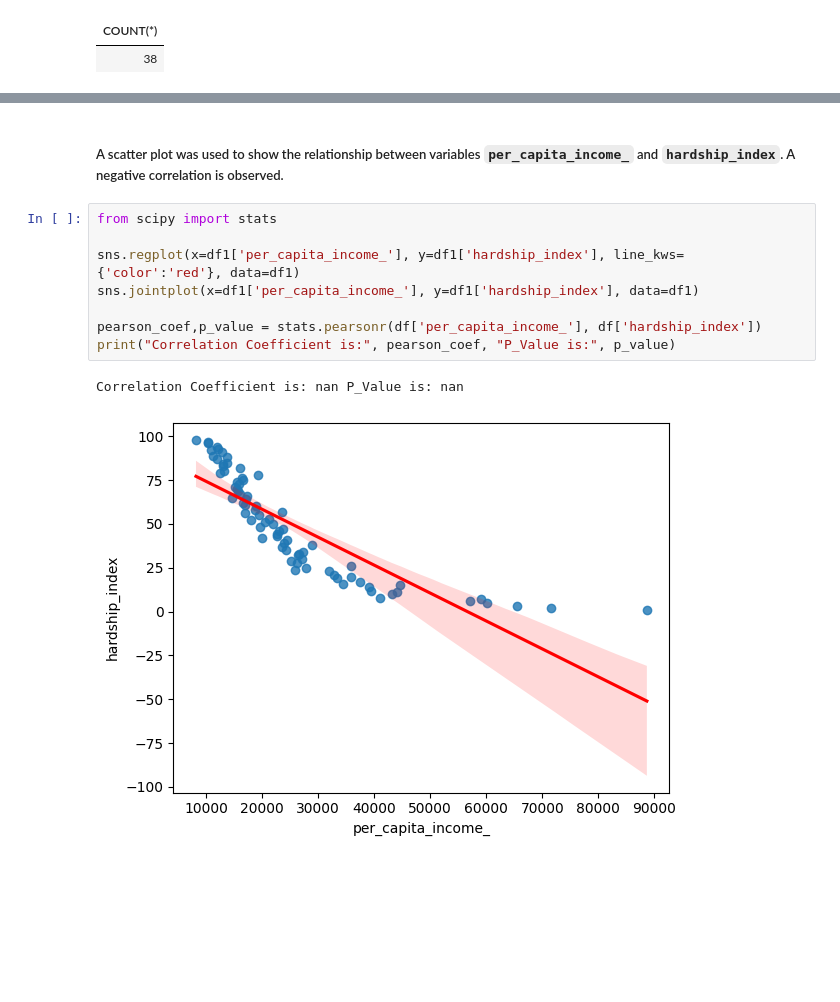
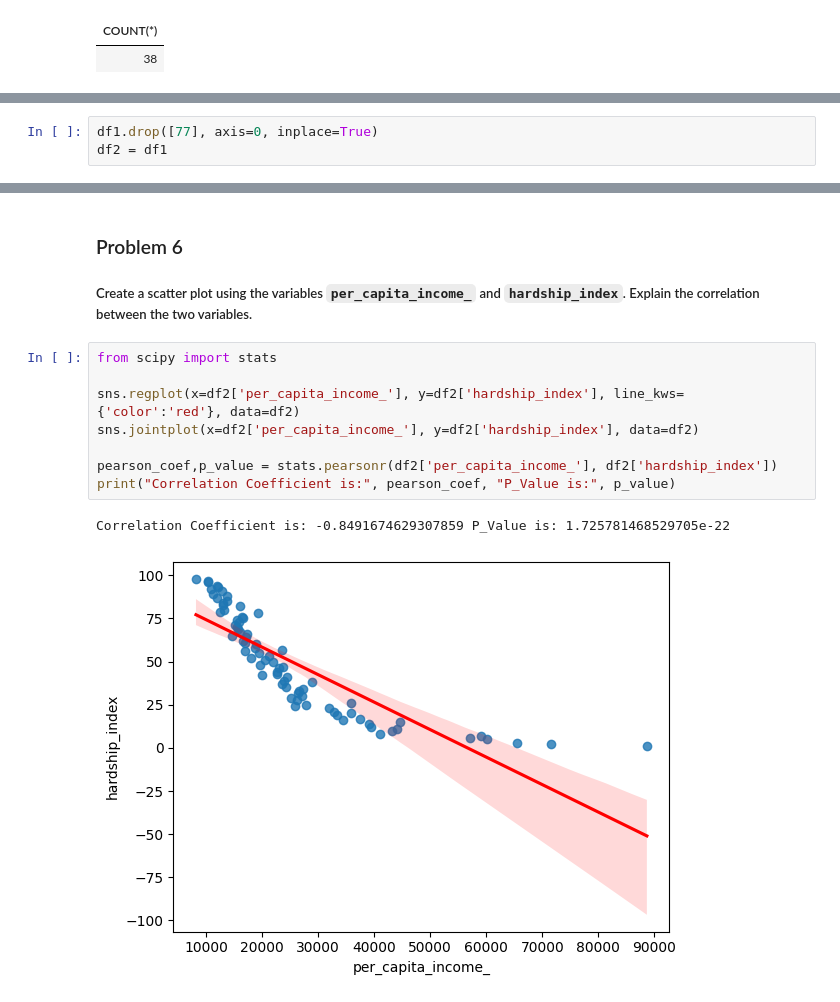
Before and after one commit to c9onz/Chicago-Socioeconomic-Indicators-2008-2012-, a Jupyter notebook: DB0201EN-Analyzing_SQLite_v2.ipynb, the cells around one changed output, grey strips where cells are left out. Cells and saved outputs as stored; diff of their text form; blank space fills up the shorter version.

```diff
--- a/DB0201EN-Analyzing_SQLite_v2.ipynb
+++ b/DB0201EN-Analyzing_SQLite_v2.ipynb
@@ -102,0 +148,3 @@ Running query in 'sqlite:///socioeconomic.db'
+# %%
+df1.drop([77], axis=0, inplace=True)
+df2 = df1
@@ -144,14 +243,15 @@ Running query in 'sqlite:///socioeconomic.db'
 # %% [markdown]
+### Problem 6
 
-##### A scatter plot was used to show the relationship between variables `per_capita_income_` and `hardship_index`. A negative correlation is observed.
+##### Create a scatter plot using the variables `per_capita_income_` and `hardship_index`. Explain the correlation between the two variables.
 # %%
 from scipy import stats
 
-sns.regplot(x=df1['per_capita_income_'], y=df1['hardship_index'], line_kws={'color':'red'}, data=df1)
-sns.jointplot(x=df1['per_capita_income_'], y=df1['hardship_index'], data=df1)
+sns.regplot(x=df2['per_capita_income_'], y=df2['hardship_index'], line_kws={'color':'red'}, data=df2)
+sns.jointplot(x=df2['per_capita_income_'], y=df2['hardship_index'], data=df2)
 
-pearson_coef,p_value = stats.pearsonr(df['per_capita_income_'], df['hardship_index'])
+pearson_coef,p_value = stats.pearsonr(df2['per_capita_income_'], df2['hardship_index'])
 print("Correlation Coefficient is:", pearson_coef, "P_Value is:", p_value)
 # %% [output]
-Correlation Coefficient is: nan P_Value is: nan
+Correlation Coefficient is: -0.8491674629307859 P_Value is: 1.725781468529705e-22
-[figure, old version]
+[figure, new version]
```
Also changed, not shown: parts of 29 cells of this notebook.
